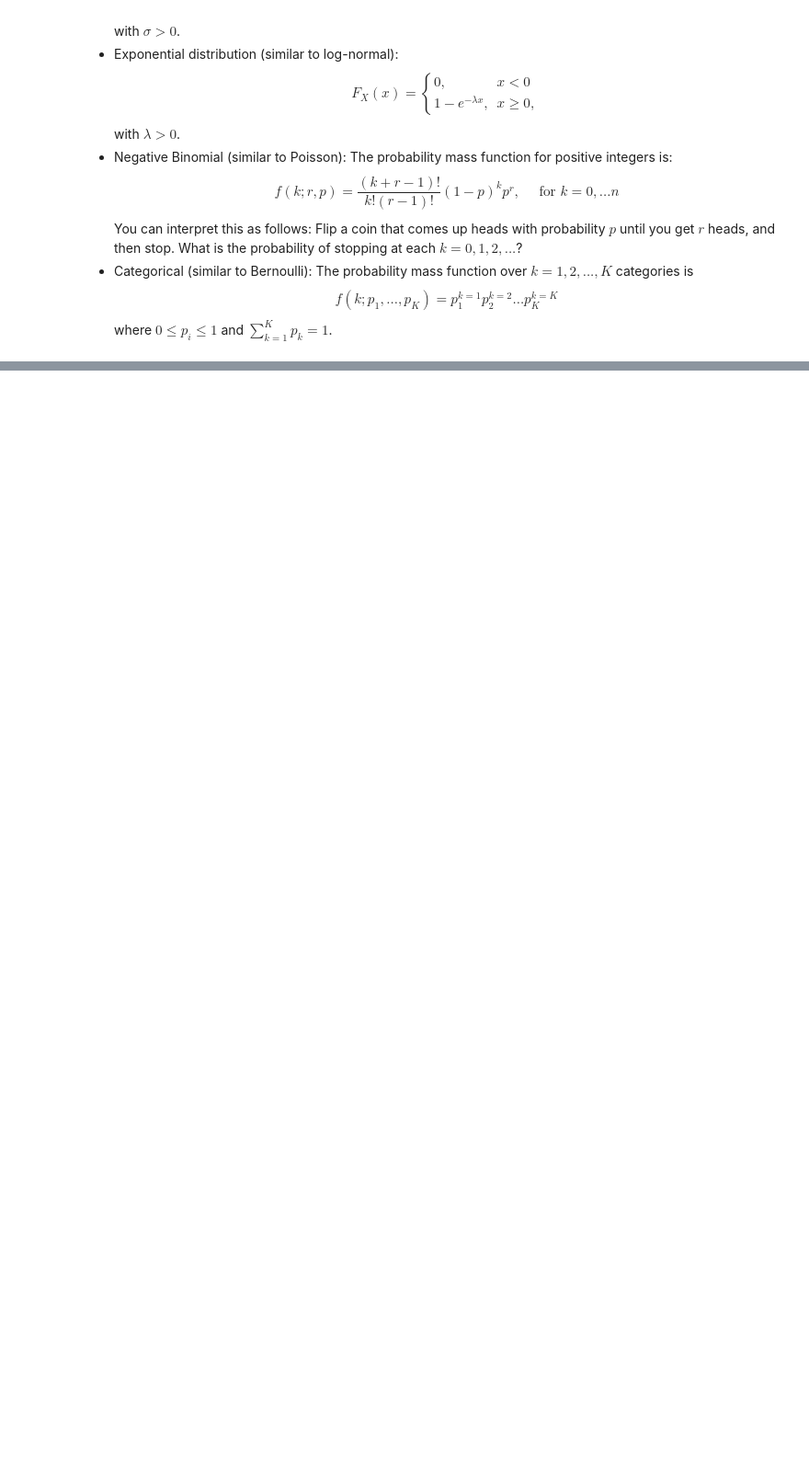
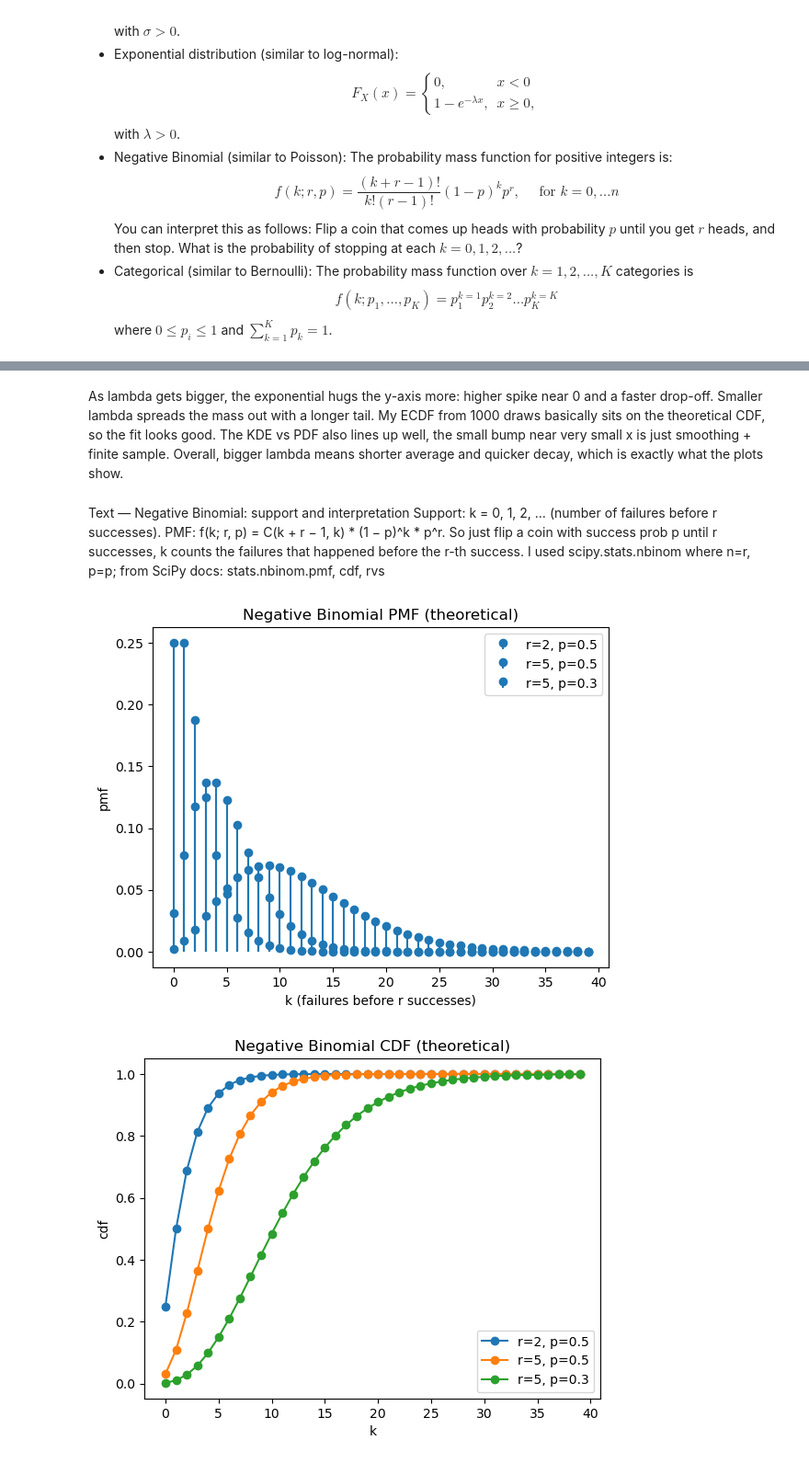
Before and after one commit to Maodougie25/understanding_uncertainty_assignment_6, a Jupyter notebook: assignment_6.ipynb, the cells around one changed output, grey strips where cells are left out. Shown at 92% size. Saved outputs shown, nothing was run; the diff lists cells and outputs as text; code cells hidden in the pictures; blank space fills up the shorter version.

```diff
--- a/assignment_6.ipynb
+++ b/assignment_6.ipynb
@@ -240,0 +350,51 @@ where $0 \le p_i \le 1$ and $ \sum_{k=1}^K p_k = 1$.
+# %% [markdown]
+As lambda gets bigger, the exponential hugs the y-axis more: higher spike near 0 and a faster drop-off. Smaller lambda spreads the mass out with a longer tail. My ECDF from 1000 draws basically sits on the theoretical CDF, so the fit looks good. The KDE vs PDF also lines up well, the small bump near very small x is just smoothing + finite sample. Overall, bigger lambda means shorter average and quicker decay, which is exactly what the plots show.
+# %% [markdown]
+Text — Negative Binomial: support and interpretation
+Support: k = 0, 1, 2, … (number of failures before r successes).
+PMF: f(k; r, p) = C(k + r − 1, k) * (1 − p)^k * p^r.
+So just flip a coin with success prob p until r successes, k counts the failures that happened before the r-th success. I used scipy.stats.nbinom where n=r, p=p; from SciPy docs: stats.nbinom.pmf, cdf, rvs
+# %%
+# Negative Binomial
+params = [(2, 0.5), (5, 0.5), (5, 0.3)]
+k = np.arange(0, 40)
+
+plt.figure()
+for r, p in params:
+    rv = stats.nbinom(n=r, p=p)
+    plt.stem(k, rv.pmf(k), basefmt=" ", label=f'r={r}, p={p}')
+plt.title('Negative Binomial PMF (theoretical)')
+plt.xlabel('k (failures before r successes)'); plt.ylabel('pmf'); plt.legend(); plt.show()
+
+plt.figure()
+for r, p in params:
+    rv = stats.nbinom(n=r, p=p)
+    plt.plot(k, rv.cdf(k), marker='o', linestyle='-', label=f'r={r}, p={p}')
+plt.title('Negative Binomial CDF (theoretical)')
+plt.xlabel('k'); plt.ylabel('cdf'); plt.legend(); plt.show()
+
+
+rng = np.random.default_rng(2)
+r, p = 5, 0.5
+rv = stats.nbinom(n=r, p=p)
+sample = rv.rvs(size=1000, random_state=rng)
+
+vals, counts = np.unique(sample, return_counts=True)
+emp_pmf = counts / counts.sum() # empirical pmf via counts
+
+plt.figure()
+plt.stem(vals, emp_pmf, basefmt=" ", label='empirical PMF')
+plt.plot(k, rv.pmf(k), label='theoretical PMF')
+plt.title('Negative Binomial: empirical vs theoretical PMF')
+plt.xlabel('k'); plt.ylabel('pmf'); plt.legend(); plt.show()
+
+xs = np.sort(sample)
+ys = np.arange(1, len(xs)+1)/len(xs)
+plt.figure()
+plt.step(xs, ys, where='post', label='ECDF (1000 draws)')
+plt.plot(k, rv.cdf(k), label='theoretical CDF')
+plt.title('Negative Binomial: ECDF vs CDF')
+plt.xlabel('k'); plt.ylabel('cumulative'); plt.legend(); plt.show()
+# %% [output]
+[figure, added]
+[figure, added]
```
Also changed, not shown: parts of 12 cells of this notebook.
